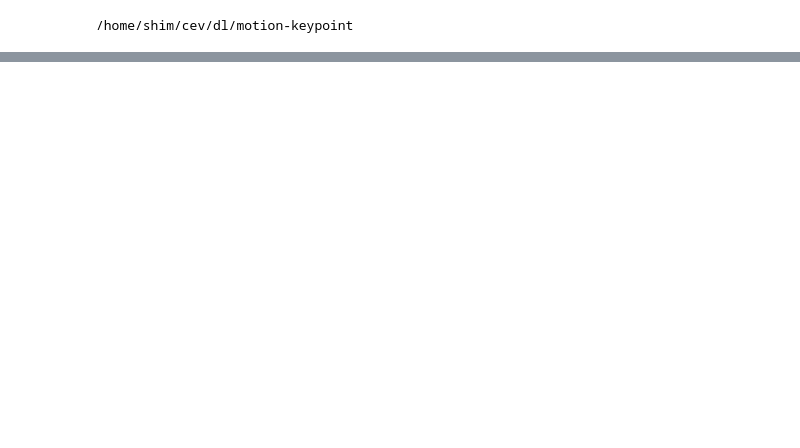
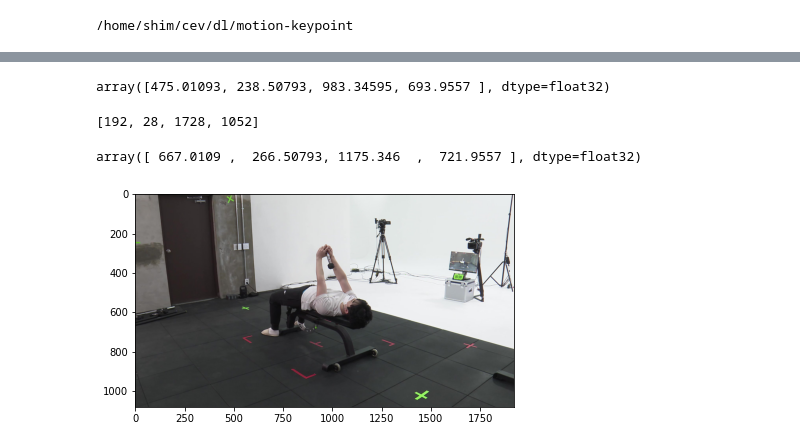
Before and after one commit to Kitsunetic/motion-keypoint, a Jupyter notebook: script/effdet 자르기.ipynb, the cells around one changed output, grey strips where cells are left out. Drawn from its saved outputs; the diff is of its cells as text; code cells hidden in the pictures; blank space fills up the shorter version.

```diff
--- a/script/effdet 자르기.ipynb
+++ b/script/effdet 자르기.ipynb
@@ -147,0 +167,4 @@ plt.imshow(img_ori[int_ori_bbox[1] : int_ori_bbox[3], int_ori_bbox[0] : int_ori_
+# %%
+size_dict = defaultdict(list)
+for img in imgs:
+    size_dict[img.shape].append(img)
@@ -147,0 +241,8 @@ plt.imshow(img_ori[int_ori_bbox[1] : int_ori_bbox[3], int_ori_bbox[0] : int_ori_
+# %%
+roi
+# %% [output]
+array([475.01093, 238.50793, 983.34595, 693.9557 ], dtype=float32)
+# %%
+C.dataset.crop
+# %% [output]
+[192, 28, 1728, 1052]
@@ -147,0 +252,10 @@ plt.imshow(img_ori[int_ori_bbox[1] : int_ori_bbox[3], int_ori_bbox[0] : int_ori_
+# %%
+roi
+# %% [output]
+array([ 667.0109 ,  266.50793, 1175.346  ,  721.9557 ], dtype=float32)
+# %%
+img_ori = imageio.imread(file)
+# %%
+utils.imshows(img_ori)
+# %% [output]
+[figure, added]
```
Also changed, not shown: parts of 65 cells of this notebook, 2 other files.
